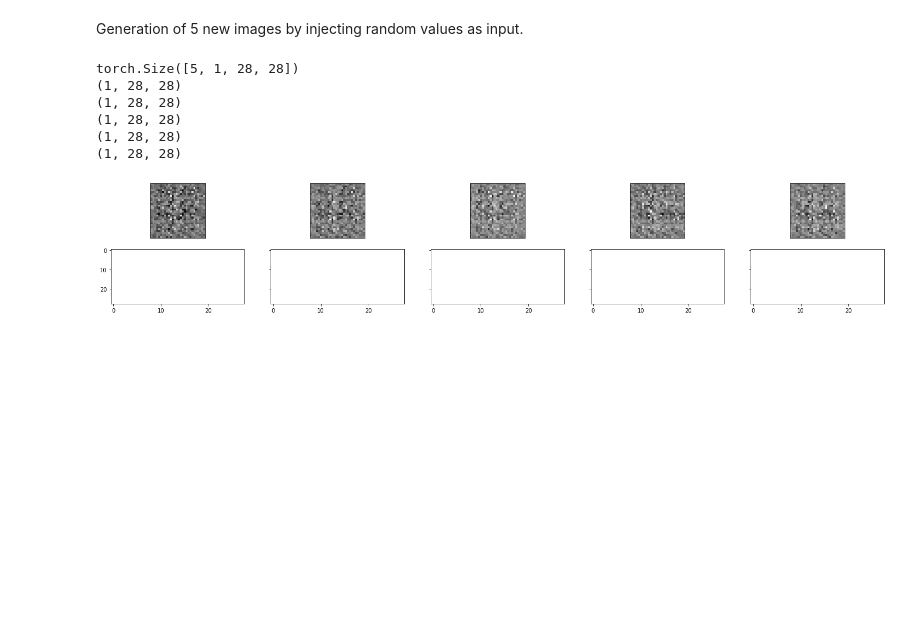
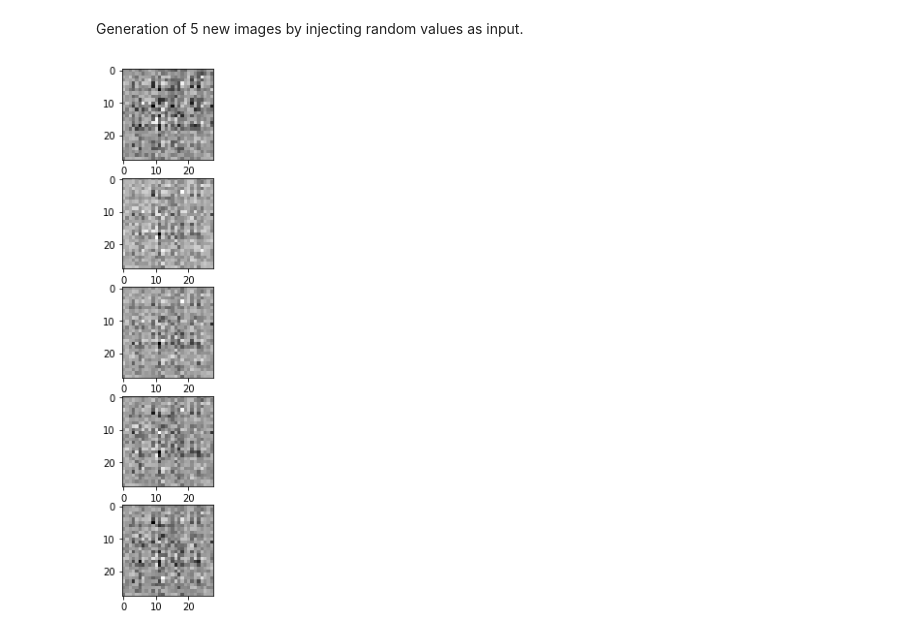
Before and after one commit to alvaroguerin/dlai-2019-projects, a Jupyter notebook: team05/DLAIProject_Exercise1_5.ipynb, the cells around one changed output. Saved outputs shown, nothing was run; the diff lists cells and outputs as text; code cells hidden in the pictures; blank space fills up the shorter version.

```diff
--- a/team05/DLAIProject_Exercise1_5.ipynb
+++ b/team05/DLAIProject_Exercise1_5.ipynb
@@ -103,27 +103,44 @@ Done!
 # %% [markdown]
 **STEP 2** - Autoencoder.
 # %%
+class Reshape(nn.Module):
+    def __init__(self, *args):
+        super(Reshape, self).__init__()
+        self.shape = args
+
+    def forward(self, x):
+        return x.view(self.shape)
+
+
+
+
 class AutoEncoder_convolution(nn.Module):
 
   def __init__(self, encoder_key):
     super(AutoEncoder_convolution,self).__init__()
 
     self.encoder = nn.Sequential(
-        nn.Conv2d(hparams['num_inputs'], hparams['hidden_size'], 4, padding=3, stride=2), # surten 16,16
+        nn.Conv2d(hparams['num_inputs'], hparams['hidden_size'], 4, padding=3, stride=2),
         nn.ReLU(True),
-        nn.Conv2d(hparams['hidden_size'], hparams['hidden_size_2'], 4, padding=1, stride=2), #surten 8,8
+        nn.Conv2d(hparams['hidden_size'], hparams['hidden_size_2'], 4, padding=1, stride=2),
         nn.ReLU(True),
-        nn.Conv2d(hparams['hidden_size_2'], encoder_key, 4, stride=2), #surten 3,3
+        nn.Conv2d(hparams['hidden_size_2'], hparams['hidden_size_3'], 4, stride=2),
         nn.ReLU(True),
-        nn.MaxPool2d(2, stride=1) # surten 2,2
+        nn.MaxPool2d(2, stride=1),
+        nn.ReLU(True),
+        nn.Flatten(),
+        nn.Linear(2*2*hparams['hidden_size_3'], encoder_key)
     )
 
     self.decoder = nn.Sequential(
-        nn.ConvTranspose2d(encoder_key, hparams['hidden_size_2'], 3, stride=2), #surten 5,5
+        nn.Linear(encoder_key, 2*2*hparams['hidden_size_3']),
         nn.ReLU(True),
-        nn.ConvTranspose2d(hparams['hidden_size_2'], hparams['hidden_size'], 5, stride=3, padding=1), # surten 15,15
+        Reshape(-1,hparams['hidden_size_3'], 2, 2),
+        nn.ConvTranspose2d(hparams['hidden_size_3'], hparams['hidden_size_2'], 3, stride=2),
         nn.ReLU(True),
-        nn.ConvTranspose2d(hparams['hidden_size'], hparams['num_inputs'], 2, stride=2, padding=1), #surten 28,28
+        nn.ConvTranspose2d(hparams['hidden_size_2'], hparams['hidden_size'], 5, stride=3, padding=1),
+        nn.ReLU(True),
+        nn.ConvTranspose2d(hparams['hidden_size'], hparams['num_inputs'], 2, stride=2, padding=1),
         nn.Tanh(),
     )
 
@@ -287,30 +262,19 @@ for images, row in zip([img, output], axes):
 # %% [markdown]
 Generation of 5 new images by injecting random values as input.
 # %%
-rand_img = 5*torch.rand(5, hparams['encoder_key'][2],2,2)
+rand_img = 5*torch.rand(5,hparams['encoder_key'][2])
 # model[3].eval()
 # model[3].to('cpu')
 model = AutoEncoder_convolution(hparams['encoder_key'][2])
 model.to('cpu')
 
 output = model.decoder(rand_img)
-print(output.shape)
 
 output = output.to('cpu')
 output = output.detach().numpy()
 
-fig, axes = plt.subplots(nrows=2, ncols=5, sharex=True, sharey=True, figsize=(25,4))
-for images, row in zip([output], axes):
-    for img, ax in zip(images, row):
-        print(img.shape)
-        ax.imshow(np.squeeze(img), cmap='gray')
-        ax.get_xaxis().set_visible(False)
-        ax.get_yaxis().set_visible(False)
+fig, axes = plt.subplots(5,figsize=(10,10))
+for i in range(5):
+  axes[i].imshow(np.squeeze(output[i, :]), cmap='gray')
 # %% [output]
-torch.Size([5, 1, 28, 28])
-(1, 28, 28)
-(1, 28, 28)
-(1, 28, 28)
-(1, 28, 28)
-(1, 28, 28)
-[figure, old version]
+[figure, new version]
```
Also changed, not shown: parts of 6 cells of this notebook.
